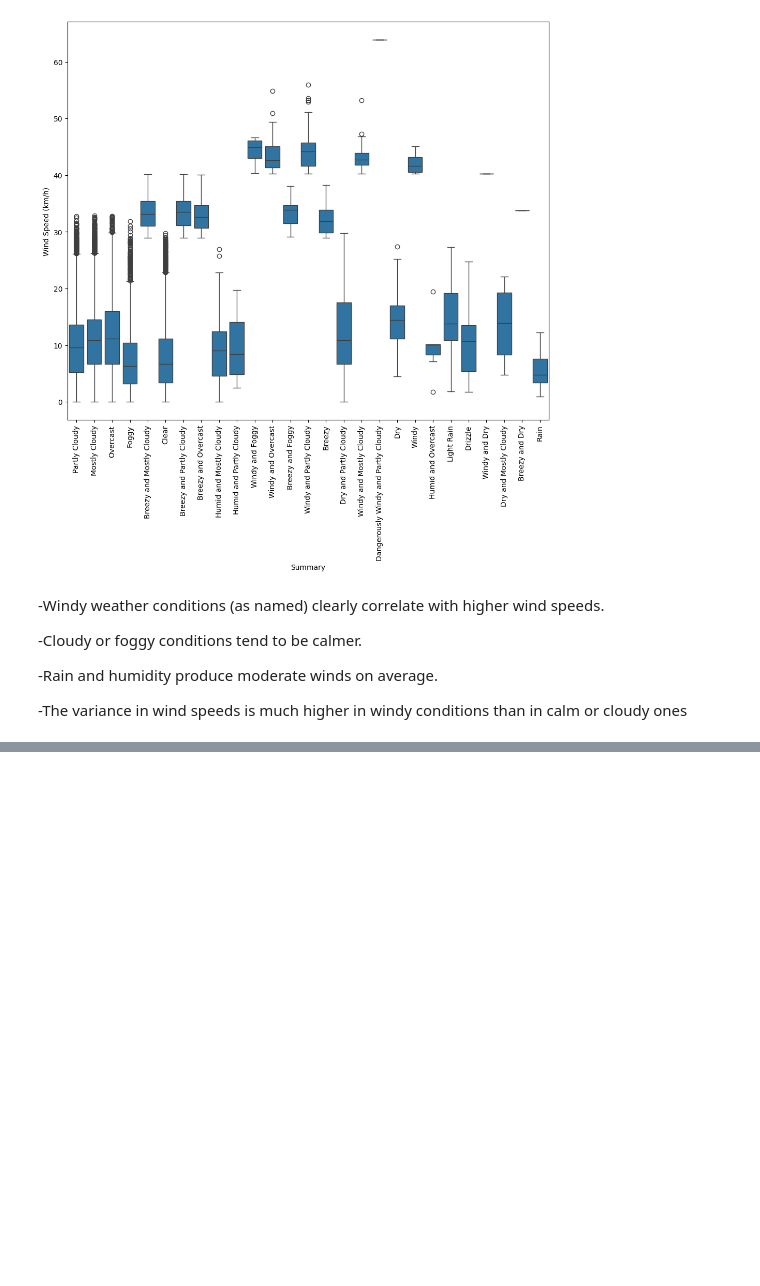
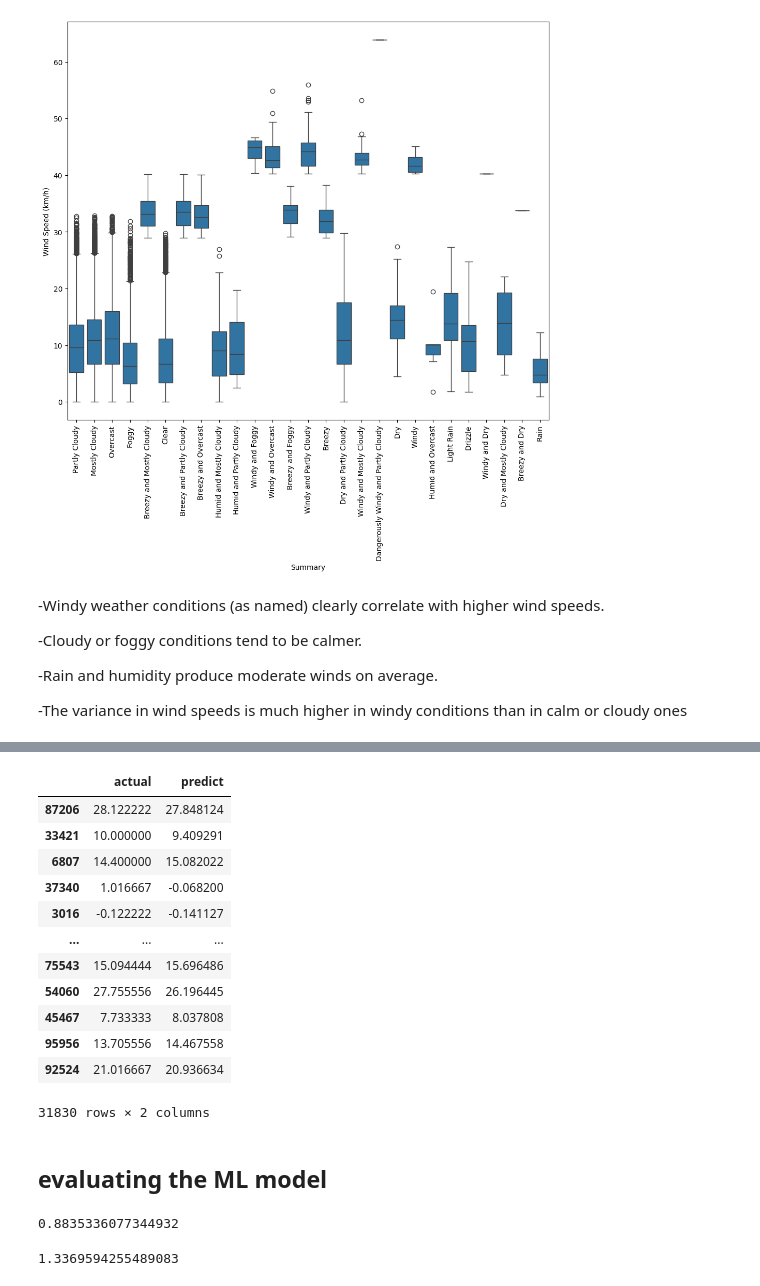
Before and after one commit to princesse85/temperature_prediction, a Jupyter notebook: Data preprocessing.ipynb, the cells around one changed output, grey strips where cells are left out. Cells and saved outputs as stored; diff of their text form; code cells hidden in the pictures; blank space fills up the shorter version.

```diff
--- a/Data preprocessing.ipynb
+++ b/Data preprocessing.ipynb
@@ -180,0 +386,2 @@ plt.show()
+# %%
+predictions = model.predict(X_test)
@@ -180,0 +393,20 @@ plt.show()
+# %%
+predict_df=pd.DataFrame({'actual':y_test,'predict':predictions})
+# %%
+predict_df
+# %% [output]
+|  | actual | predict |
+| 87206 | 28.122222 | 27.848124 |
+| 33421 | 10.000000 | 9.409291 |
+| 6807 | 14.400000 | 15.082022 |
+| 37340 | 1.016667 | -0.068200 |
+| 3016 | -0.122222 | -0.141127 |
+| ... | ... | ... |
+| 75543 | 15.094444 | 15.696486 |
+| 54060 | 27.755556 | 26.196445 |
+| 45467 | 7.733333 | 8.037808 |
+| 95956 | 13.705556 | 14.467558 |
+| 92524 | 21.016667 | 20.936634 |
+31830 rows × 2 columns
+# %% [markdown]
+## evaluating the ML model
@@ -180,0 +415,4 @@ plt.show()
+# %%
+mean__scores
+# %% [output]
+0.8835336077344932
@@ -180,0 +421,4 @@ plt.show()
+# %%
+mse_scores
+# %% [output]
+1.3369594255489083
```
Also changed, not shown: parts of 46 cells of this notebook, 1 other file.
